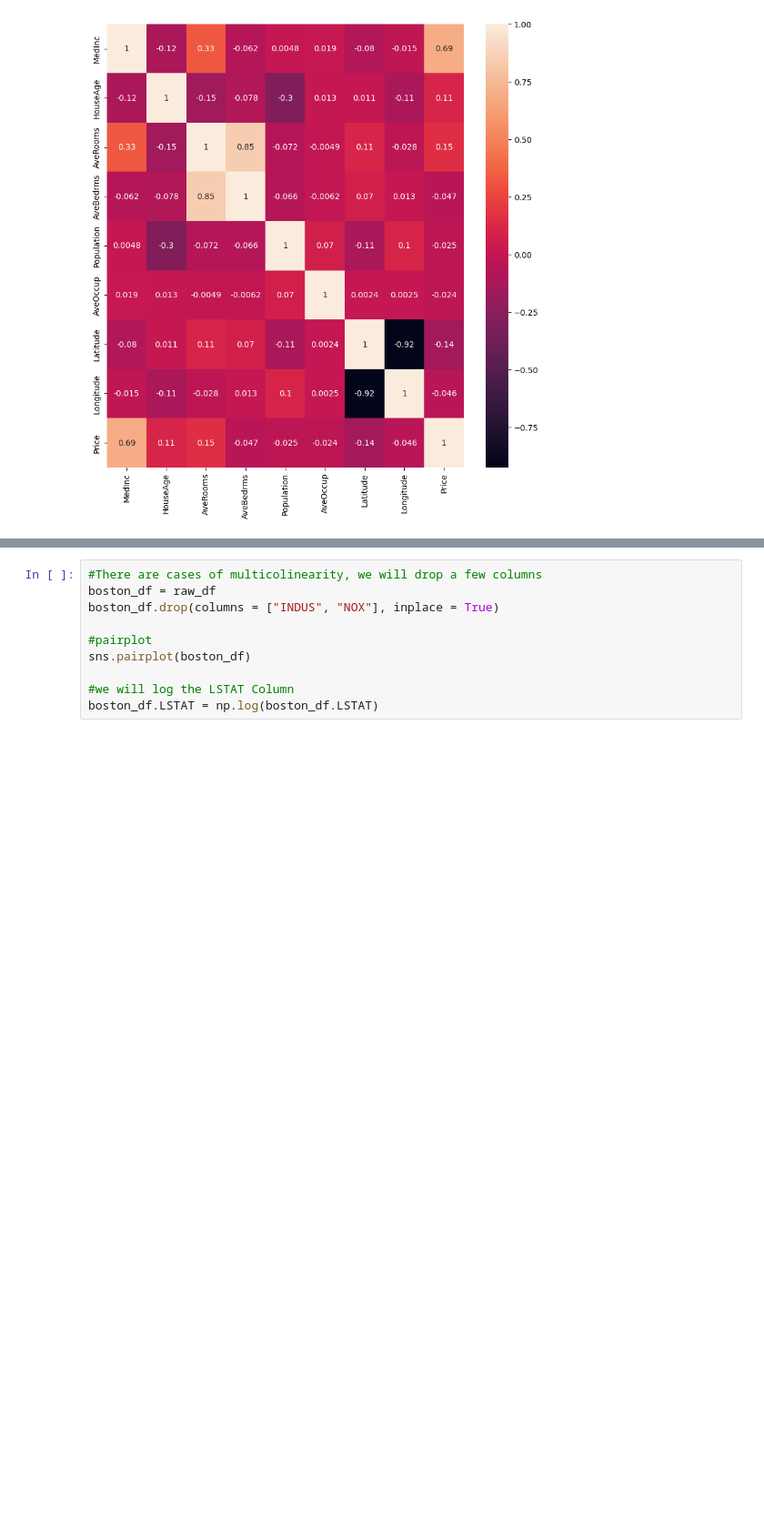
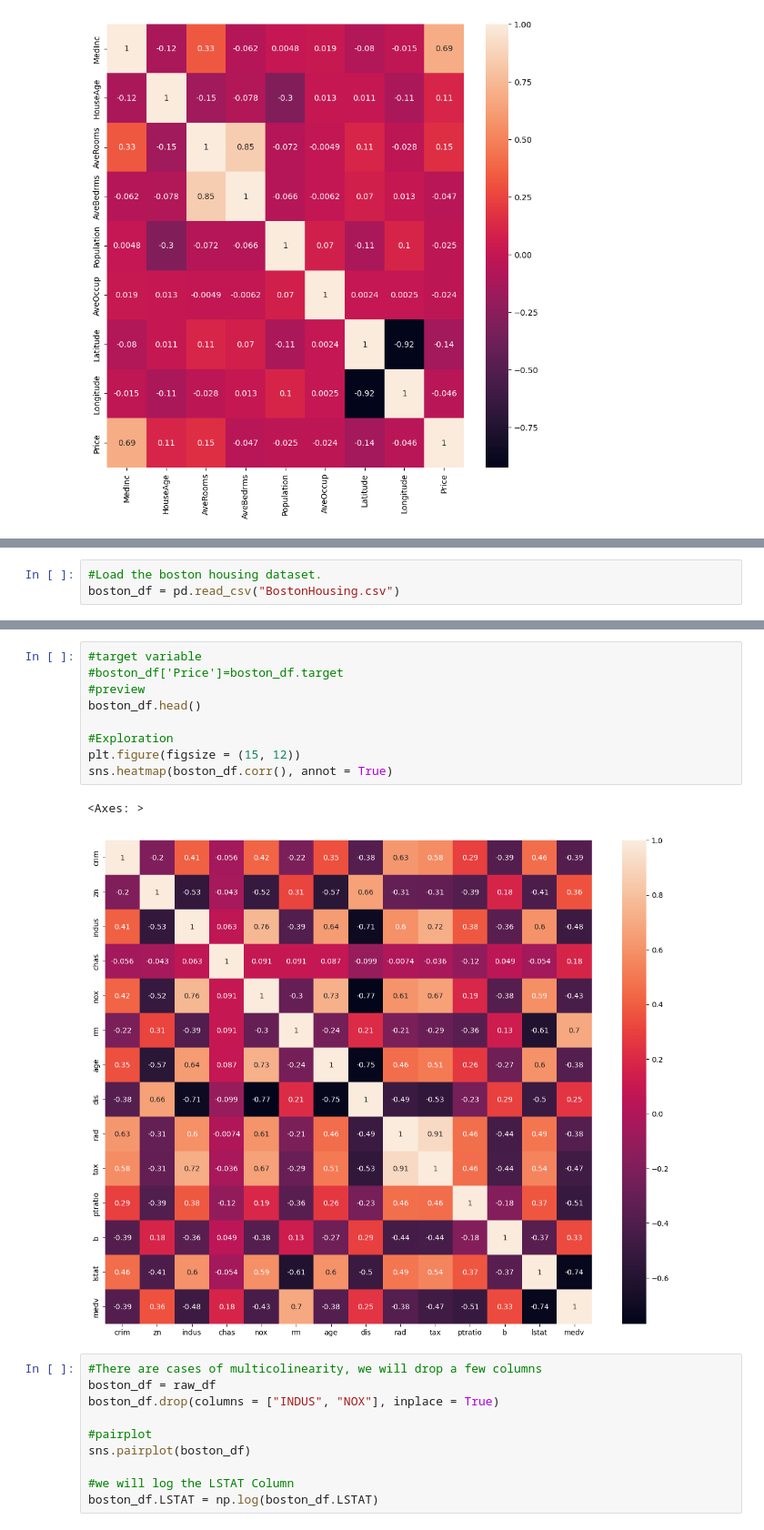
Before and after one commit to IamGatheru/Quants, a Jupyter notebook: LASSO/LASSO.ipynb, the cells around one changed output, grey strips where cells are left out. Shown at 91% size. Drawn from its saved outputs; the diff is of its cells as text; blank space fills up the shorter version.

Commit message:
New Boston Dataset

```diff
--- a/LASSO/LASSO.ipynb
+++ b/LASSO/LASSO.ipynb
@@ -49,0 +39,3 @@ sns.heatmap(raw_df.corr(), annot = True)
+# %%
+#Load the boston housing dataset.
+boston_df = pd.read_csv("BostonHousing.csv")
@@ -50,3 +58,15 @@ sns.heatmap(raw_df.corr(), annot = True)
+# %%
+#target variable
+#boston_df['Price']=boston_df.target
+#preview
+boston_df.head()
+
+#Exploration
+plt.figure(figsize = (15, 12))
+sns.heatmap(boston_df.corr(), annot = True)
+# %% [output]
+<Axes: >
+[figure, added]
 # %%
 #There are cases of multicolinearity, we will drop a few columns
 boston_df = raw_df
```
Also changed, not shown: parts of 11 cells of this notebook, 3 other files.
